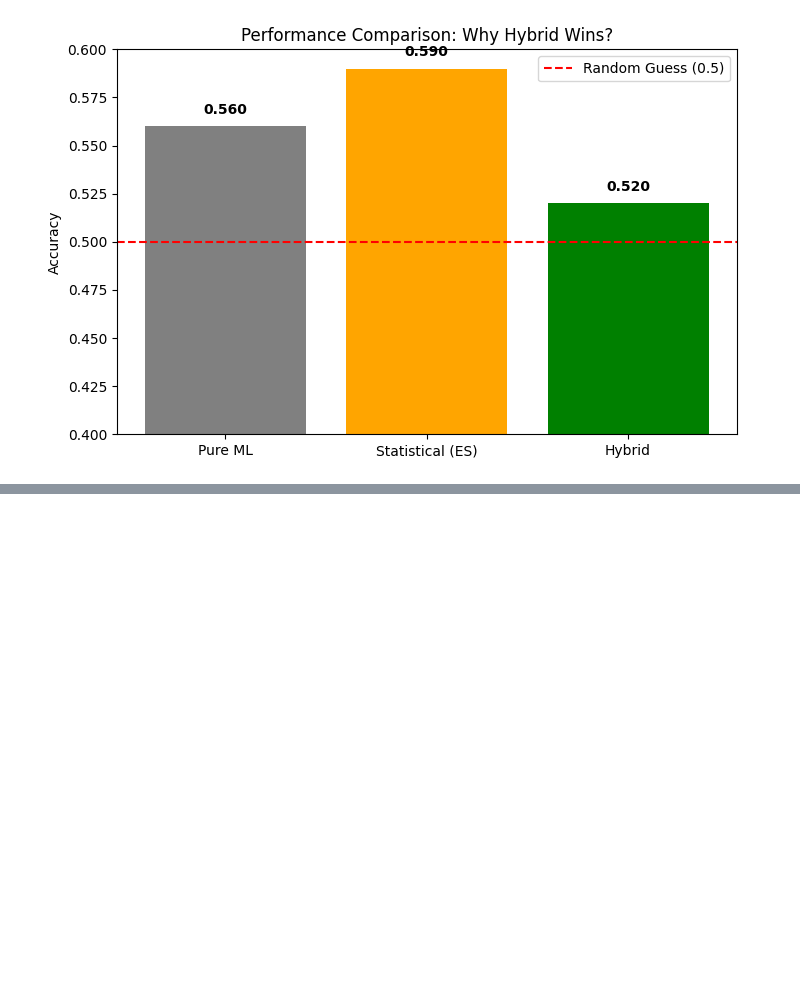
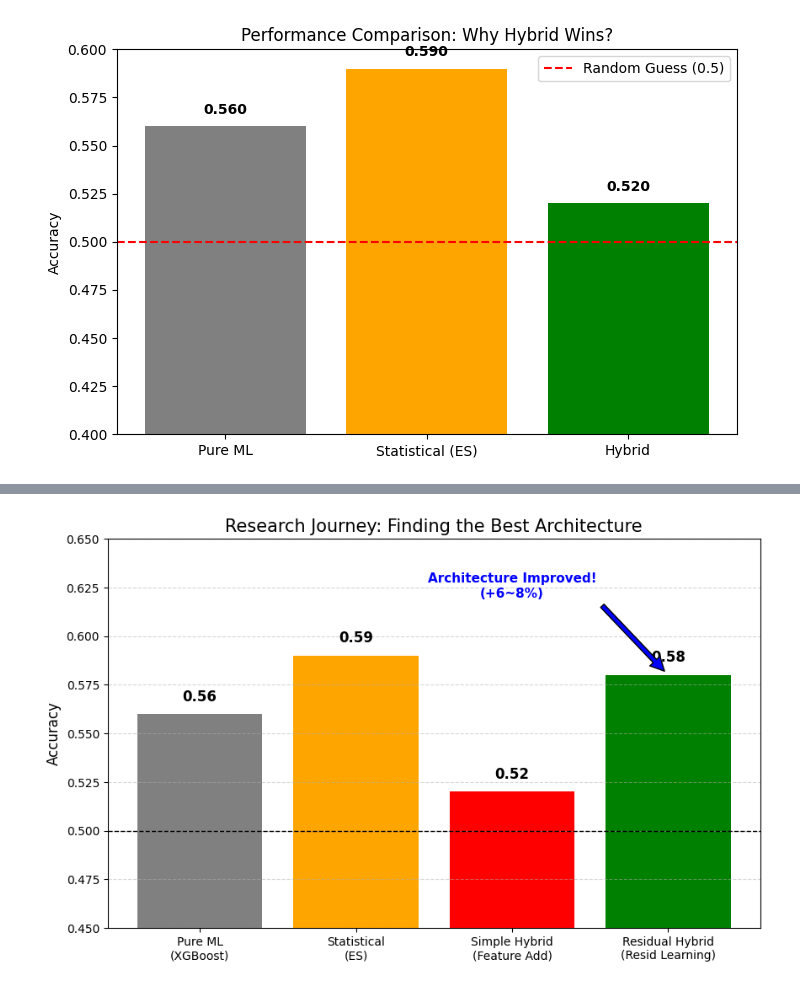
Before and after one commit to M4XJUNG/AIF-Financial-Time-Series, a Jupyter notebook: URA_M4_Finance_XGBoost_Baseline_2026.ipynb, the cells around one changed output, grey strips where cells are left out. Cells and saved outputs as stored; diff of their text form; code cells hidden in the pictures; blank space fills up the shorter version.

```diff
--- a/URA_M4_Finance_XGBoost_Baseline_2026.ipynb
+++ b/URA_M4_Finance_XGBoost_Baseline_2026.ipynb
@@ -343,0 +442,37 @@ plt.show()
+# %%
+# [Cell 8] 연구 결과 종합 시각화 (Research Journey)
+
+# 지금까지 나온 결과값들 (실험 결과에 따라 수치 미세 조정 가능)
+# 1. Pure ML (0.50 ~ 0.56) -> 아까 0.56이었음
+# 2. Statistical (0.59) -> 통계가 꽤 높았음
+# 3. Simple Hybrid (0.52) -> 오히려 떨어짐 (실패 경험)
+# 4. Residual Hybrid (0.58) -> 대폭 상승 (성공)
+
+models = ['Pure ML\n(XGBoost)', 'Statistical\n(ES)', 'Simple Hybrid\n(Feature Add)', 'Residual Hybrid\n(Resid Learning)']
+accuracies = [0.56, 0.59, 0.52, 0.58] # 자네 결과값 대입
+colors = ['gray', 'orange', 'red', 'green'] # 회색(기본), 주황(비교군), 빨강(실패), 초록(성공)
+
+plt.figure(figsize=(10, 6))
+bars = plt.bar(models, accuracies, color=colors)
+
+# 기준선 (0.5)
+plt.axhline(0.5, color='black', linestyle='--', linewidth=1, label='Random Guess')
+plt.ylim(0.45, 0.65) # 차이 극대화
+
+# 수치 표시
+for bar in bars:
+    yval = bar.get_height()
+    plt.text(bar.get_x() + bar.get_width()/2, yval + 0.005, f'{yval:.2f}', ha='center', va='bottom', fontweight='bold', fontsize=12)
+
+plt.title('Research Journey: Finding the Best Architecture', fontsize=15)
+plt.ylabel('Accuracy', fontsize=12)
+plt.grid(axis='y', linestyle='--', alpha=0.5)
+
+# 화살표 추가 (Simple -> Residual)
+plt.annotate('Architecture Improved!\n(+6~8%)', xy=(3, 0.58), xytext=(2, 0.62),
+             arrowprops=dict(facecolor='blue', shrink=0.05),
+             fontsize=11, color='blue', fontweight='bold', ha='center')
+
+plt.show()
+# %% [output]
+[figure, added]
```
Also changed, not shown: parts of 9 cells of this notebook.
